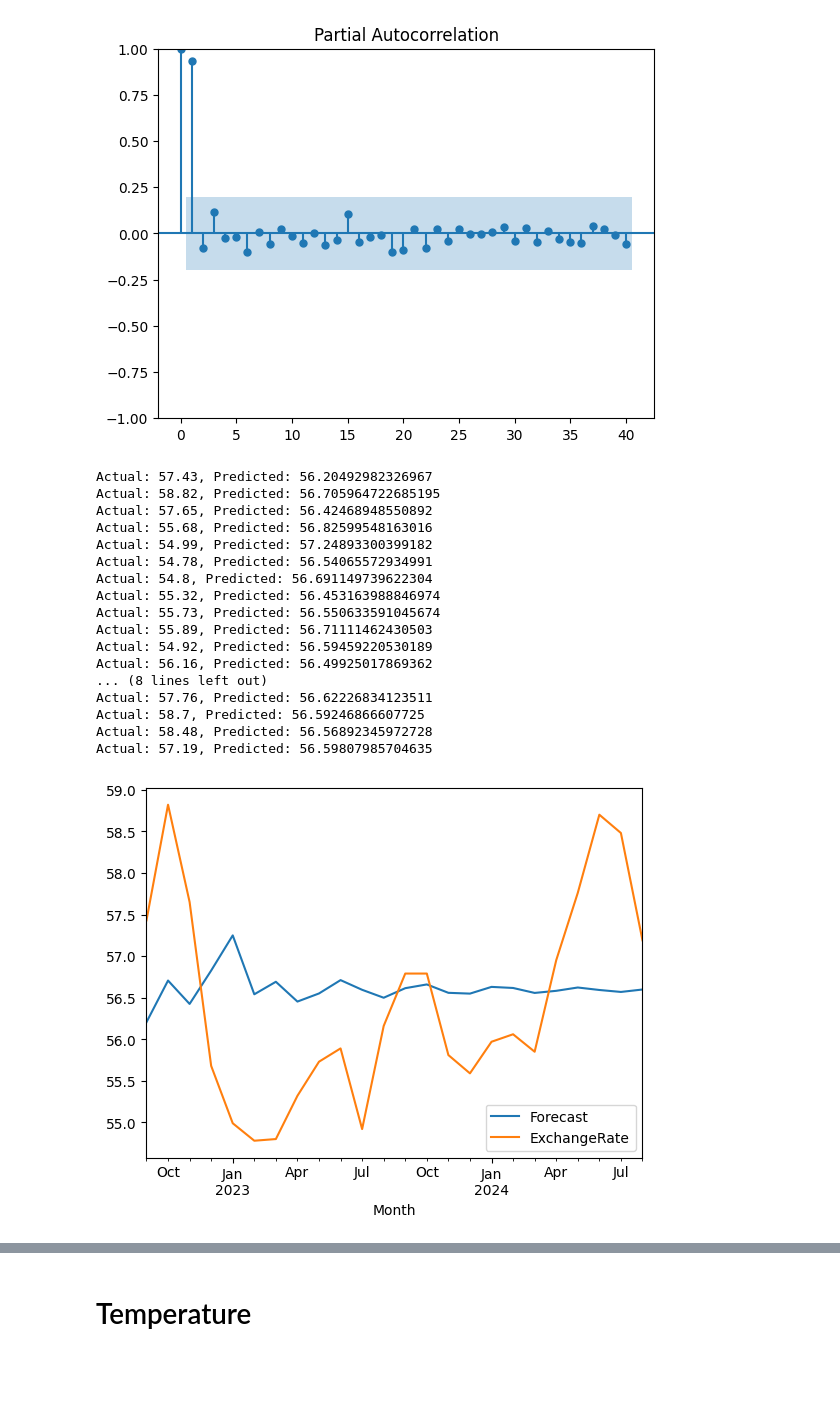
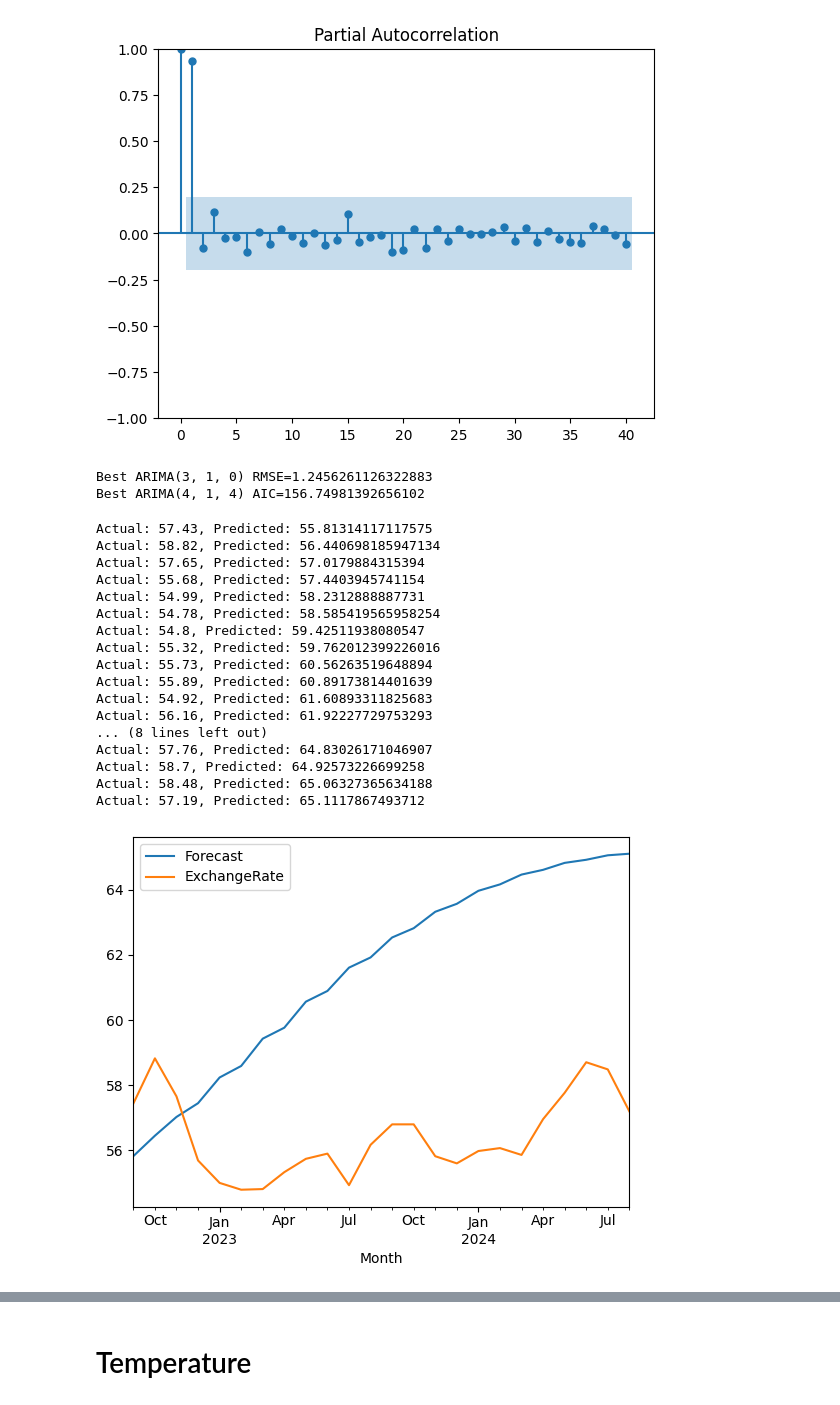
Before and after one commit to LeinnarF/Math_Modeling_Research_ARIMAX, a Jupyter notebook: Exog_forecast.ipynb, the cells around one changed output, grey strips where cells are left out. Cells and saved outputs as stored; diff of their text form; code cells hidden in the pictures; blank space fills up the shorter version.

```diff
--- a/Exog_forecast.ipynb
+++ b/Exog_forecast.ipynb
@@ -389,25 +506,31 @@ ACF_PACF(eRate_train,40)
 # %% [output]
 [figure]
 [figure]
+# %%
+Order_RMSE(eRate_train, eRate_test, range(0, 5), range(0, 2), range(0, 5))
+Order_AIC(eRate_train, eRate_test, range(0, 5), range(0, 2), range(0, 5))
+# %% [output]
+Best ARIMA(3, 1, 0) RMSE=1.2456261126322883
+Best ARIMA(4, 1, 4) AIC=156.74981392656102
 # %%
-Model(eRate_train, eRate_test, (2,1,9))
+Model(eRate_train, eRate_test, (4,1,4))
 # %% [output]
-Actual: 57.43, Predicted: 56.20492982326967
-Actual: 58.82, Predicted: 56.705964722685195
-Actual: 57.65, Predicted: 56.42468948550892
-Actual: 55.68, Predicted: 56.82599548163016
-Actual: 54.99, Predicted: 57.24893300399182
-Actual: 54.78, Predicted: 56.54065572934991
-Actual: 54.8, Predicted: 56.691149739622304
-Actual: 55.32, Predicted: 56.453163988846974
-Actual: 55.73, Predicted: 56.550633591045674
-Actual: 55.89, Predicted: 56.71111462430503
-Actual: 54.92, Predicted: 56.59459220530189
-Actual: 56.16, Predicted: 56.49925017869362
+Actual: 57.43, Predicted: 55.81314117117575
+Actual: 58.82, Predicted: 56.440698185947134
+Actual: 57.65, Predicted: 57.0179884315394
+Actual: 55.68, Predicted: 57.4403945741154
+Actual: 54.99, Predicted: 58.2312888887731
+Actual: 54.78, Predicted: 58.585419565958254
+Actual: 54.8, Predicted: 59.42511938080547
+Actual: 55.32, Predicted: 59.762012399226016
+Actual: 55.73, Predicted: 60.56263519648894
+Actual: 55.89, Predicted: 60.89173814401639
+Actual: 54.92, Predicted: 61.60893311825683
+Actual: 56.16, Predicted: 61.92227729753293
 ... (8 lines left out)
-Actual: 57.76, Predicted: 56.62226834123511
-Actual: 58.7, Predicted: 56.59246866607725
-Actual: 58.48, Predicted: 56.56892345972728
-Actual: 57.19, Predicted: 56.59807985704635
+Actual: 57.76, Predicted: 64.83026171046907
+Actual: 58.7, Predicted: 64.92573226699258
+Actual: 58.48, Predicted: 65.06327365634188
+Actual: 57.19, Predicted: 65.1117867493712
-[figure, old version]
+[figure, new version]
 # %%
```
Also changed, not shown: parts of 40 cells of this notebook, 1 other file.
